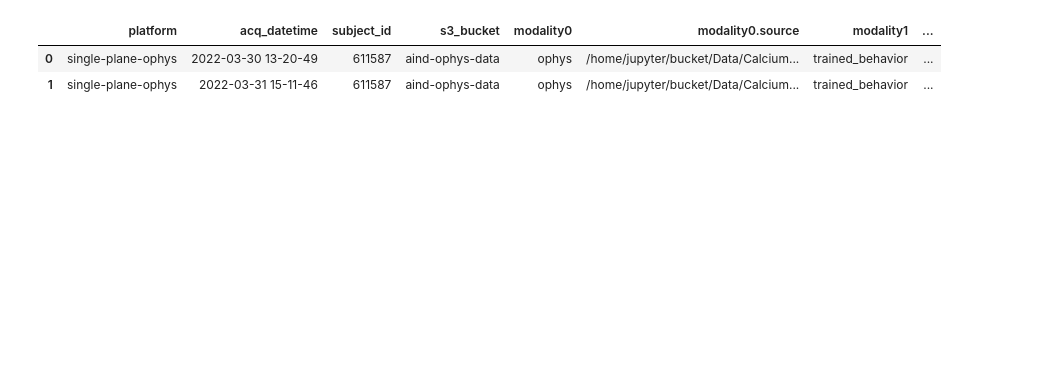
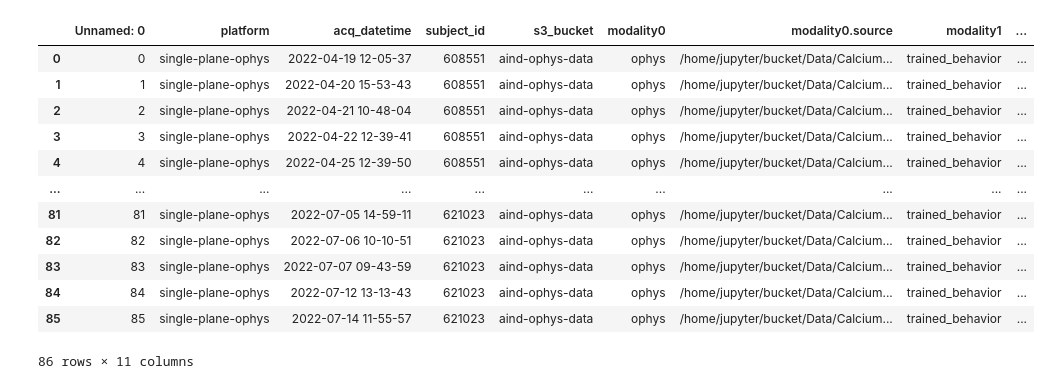
Before and after one commit to rozmar/CodeOceanUpload, a Jupyter notebook: CodeOceanUpload_all_sessions.ipynb, the cells around one changed output. Drawn from its saved outputs; the diff is of its cells as text; code cells hidden in the pictures; blank space fills up the shorter version.

Commit message:
create session jsons

```diff
--- a/CodeOceanUpload_all_sessions.ipynb
+++ b/CodeOceanUpload_all_sessions.ipynb
@@ -238,3 +238,19 @@ Copying file:///home/jupyter/bucket/Data/Behavior/raw/KayvonScope/BCI/experiment
 Copying file:///home/jupyter/bucket/Data/Behavior/raw/KayvonScope/BCI/experiments/BCI/setups/KayvonScope/sessions/20220331-144709/__pycache__/user_settings.cpython-36.pyc...
 - [4/4 files][  3.4 MiB/  3.4 MiB] 100% Done
 Operation completed over 4 objects/3.4 MiB.
+# %%
+original_sessions
+# %% [output]
+|  | Unnamed: 0 | platform | acq_datetime | subject_id | s3_bucket | modality0 | modality0.source | modality1 | ... |
+| 0 | 0 | single-plane-ophys | 2022-04-19 12-05-37 | 608551 | aind-ophys-data | ophys | /home/jupyter/bucket/Data/Calcium... | trained_behavior | ... |
+| 1 | 1 | single-plane-ophys | 2022-04-20 15-53-43 | 608551 | aind-ophys-data | ophys | /home/jupyter/bucket/Data/Calcium... | trained_behavior | ... |
+| 2 | 2 | single-plane-ophys | 2022-04-21 10-48-04 | 608551 | aind-ophys-data | ophys | /home/jupyter/bucket/Data/Calcium... | trained_behavior | ... |
+| 3 | 3 | single-plane-ophys | 2022-04-22 12-39-41 | 608551 | aind-ophys-data | ophys | /home/jupyter/bucket/Data/Calcium... | trained_behavior | ... |
+| 4 | 4 | single-plane-ophys | 2022-04-25 12-39-50 | 608551 | aind-ophys-data | ophys | /home/jupyter/bucket/Data/Calcium... | trained_behavior | ... |
+| ... | ... | ... | ... | ... | ... | ... | ... | ... | ... |
+| 81 | 81 | single-plane-ophys | 2022-07-05 14-59-11 | 621023 | aind-ophys-data | ophys | /home/jupyter/bucket/Data/Calcium... | trained_behavior | ... |
+| 82 | 82 | single-plane-ophys | 2022-07-06 10-10-51 | 621023 | aind-ophys-data | ophys | /home/jupyter/bucket/Data/Calcium... | trained_behavior | ... |
+| 83 | 83 | single-plane-ophys | 2022-07-07 09-43-59 | 621023 | aind-ophys-data | ophys | /home/jupyter/bucket/Data/Calcium... | trained_behavior | ... |
+| 84 | 84 | single-plane-ophys | 2022-07-12 13-13-43 | 621023 | aind-ophys-data | ophys | /home/jupyter/bucket/Data/Calcium... | trained_behavior | ... |
+| 85 | 85 | single-plane-ophys | 2022-07-14 11-55-57 | 621023 | aind-ophys-data | ophys | /home/jupyter/bucket/Data/Calcium... | trained_behavior | ... |
+86 rows × 11 columns
@@ -241,7 +259,3 @@ Operation completed over 4 objects/3.4 MiB.
 # %%
-
-output_df
+CO_save_path = "/home/jupyter/bucket/CodeOcean_transfer/"
+folders_to_upload = os.listdir(CO_save_path)
-# %% [output]
-|  | platform | acq_datetime | subject_id | s3_bucket | modality0 | modality0.source | modality1 | ... |
-| 0 | single-plane-ophys | 2022-03-30 13-20-49 | 611587 | aind-ophys-data | ophys | /home/jupyter/bucket/Data/Calcium... | trained_behavior | ... |
-| 1 | single-plane-ophys | 2022-03-31 15-11-46 | 611587 | aind-ophys-data | ophys | /home/jupyter/bucket/Data/Calcium... | trained_behavior | ... |
```
Also changed, not shown: parts of 3 cells of this notebook, 2 other files.
